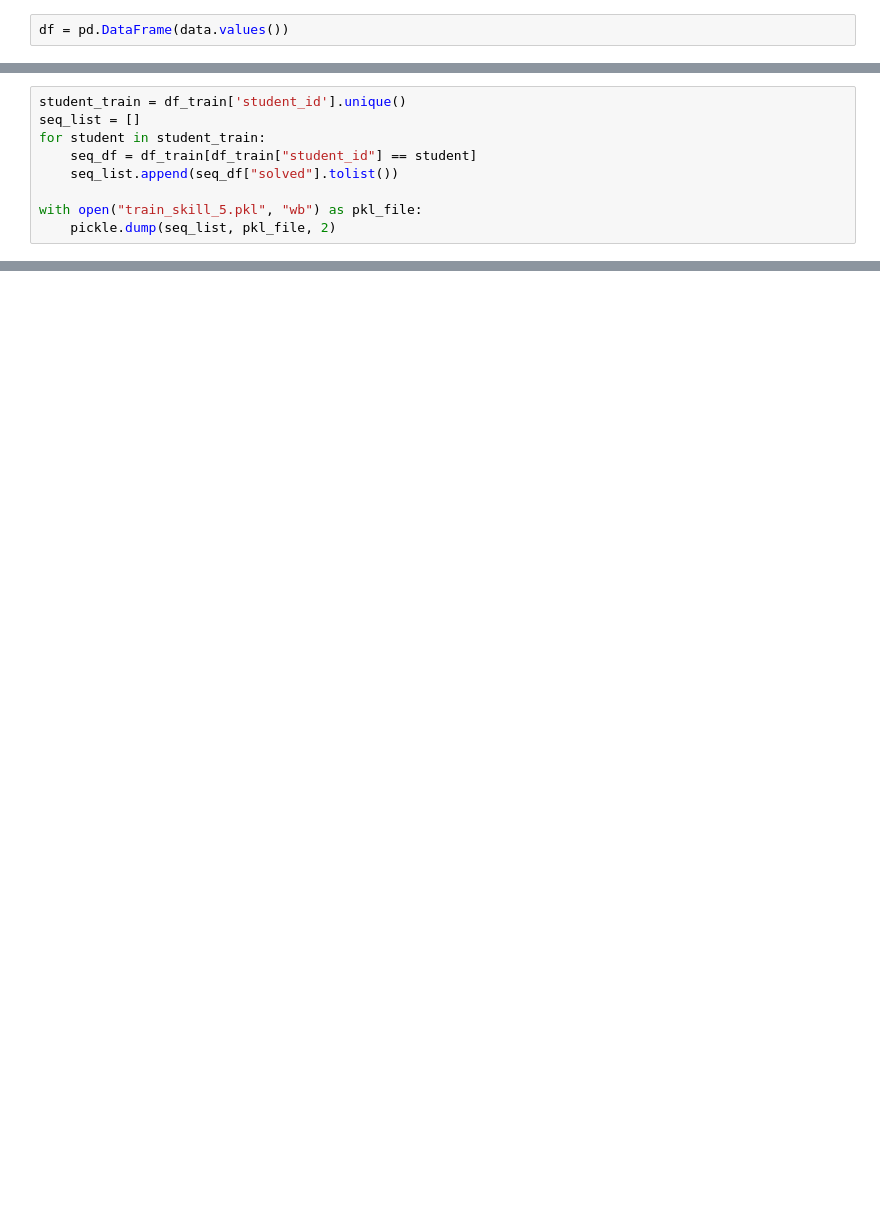
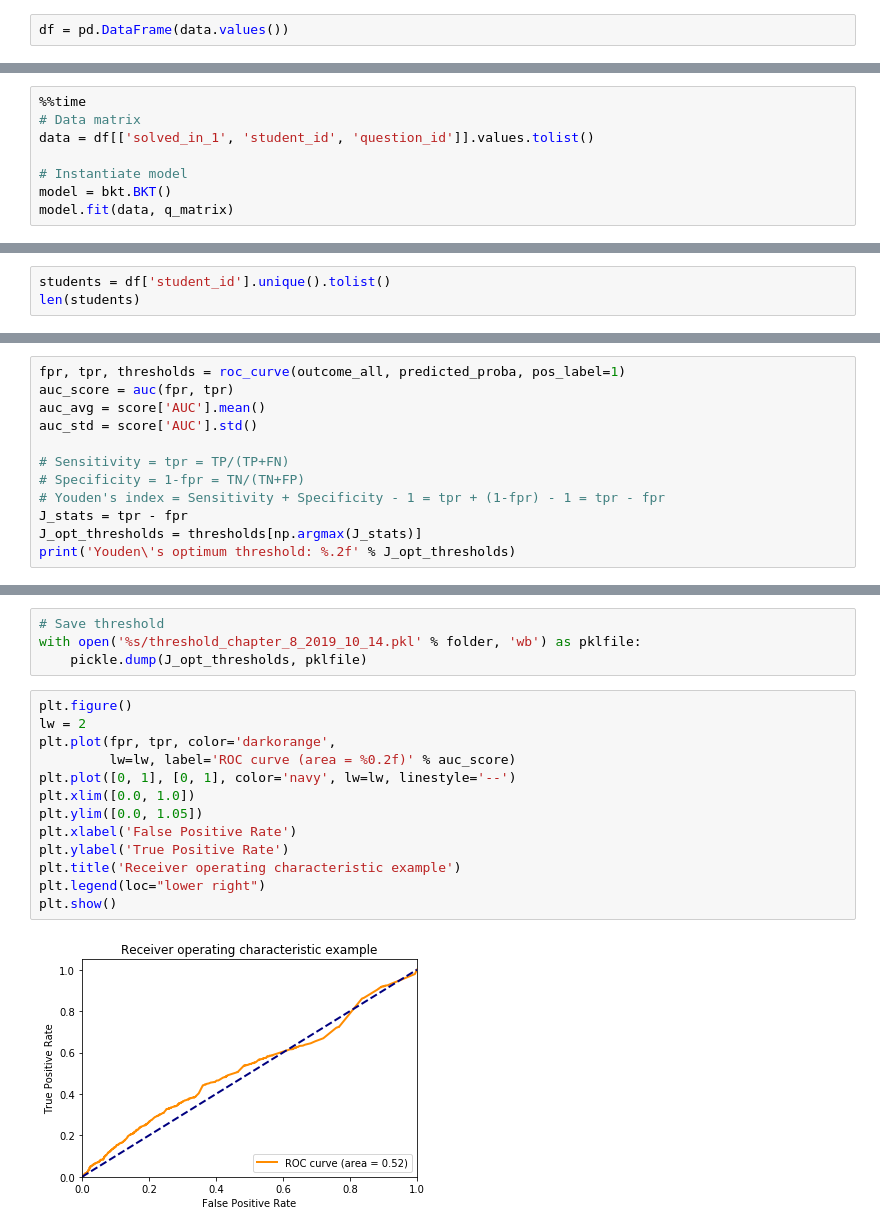
Before and after one commit to MachineTeachingEdu/machine-teaching, a Jupyter notebook: machineteaching/2019_09_25 - Fitting BKT to students.ipynb, the cells around one changed output, grey strips where cells are left out. Drawn from its saved outputs; the diff is of its cells as text; blank space fills up the shorter version.

```diff
--- a/machineteaching/2019_09_25 - Fitting BKT to students.ipynb
+++ b/machineteaching/2019_09_25 - Fitting BKT to students.ipynb
@@ -235,9 +167,0 @@ df_train
-# %%
-student_train = df_train['student_id'].unique()
-seq_list = []
-for student in student_train:
-    seq_df = df_train[df_train["student_id"] == student]
-    seq_list.append(seq_df["solved"].tolist())
-
-with open("train_skill_5.pkl", "wb") as pkl_file:
-    pickle.dump(seq_list, pkl_file, 2)
@@ -280,0 +203,8 @@ df_test[["solved_in_1", "student_id", "problem_id", "skill_in_1"]].to_csv(filena
+# %%
+%%time
+# Data matrix
+data = df[['solved_in_1', 'student_id', 'question_id']].values.tolist()
+
+# Instantiate model
+model = bkt.BKT()
+model.fit(data, q_matrix)
@@ -280,0 +215,3 @@ df_test[["solved_in_1", "student_id", "problem_id", "skill_in_1"]].to_csv(filena
+# %%
+students = df['student_id'].unique().tolist()
+len(students)
@@ -399,0 +294,12 @@ The steps of states are ~L ~L ~L ~L ~L ~L ~L with highest probability of 0.00210
+# %%
+fpr, tpr, thresholds = roc_curve(outcome_all, predicted_proba, pos_label=1)
+auc_score = auc(fpr, tpr)
+auc_avg = score['AUC'].mean()
+auc_std = score['AUC'].std()
+
+# Sensitivity = tpr = TP/(TP+FN)
+# Specificity = 1-fpr = TN/(TN+FP)
+# Youden's index = Sensitivity + Specificity - 1 = tpr + (1-fpr) - 1 = tpr - fpr
+J_stats = tpr - fpr
+J_opt_thresholds = thresholds[np.argmax(J_stats)]
+print('Youden\'s optimum threshold: %.2f' % J_opt_thresholds)
@@ -399,0 +320,19 @@ The steps of states are ~L ~L ~L ~L ~L ~L ~L with highest probability of 0.00210
+# %%
+# Save threshold
+with open('%s/threshold_chapter_8_2019_10_14.pkl' % folder, 'wb') as pklfile:
+    pickle.dump(J_opt_thresholds, pklfile)
+# %%
+plt.figure()
+lw = 2
+plt.plot(fpr, tpr, color='darkorange',
+         lw=lw, label='ROC curve (area = %0.2f)' % auc_score)
+plt.plot([0, 1], [0, 1], color='navy', lw=lw, linestyle='--')
+plt.xlim([0.0, 1.0])
+plt.ylim([0.0, 1.05])
+plt.xlabel('False Positive Rate')
+plt.ylabel('True Positive Rate')
+plt.title('Receiver operating characteristic example')
+plt.legend(loc="lower right")
+plt.show()
+# %% [output]
+[figure, added]
```
Also changed, not shown: parts of 39 cells of this notebook, 2 other files.
